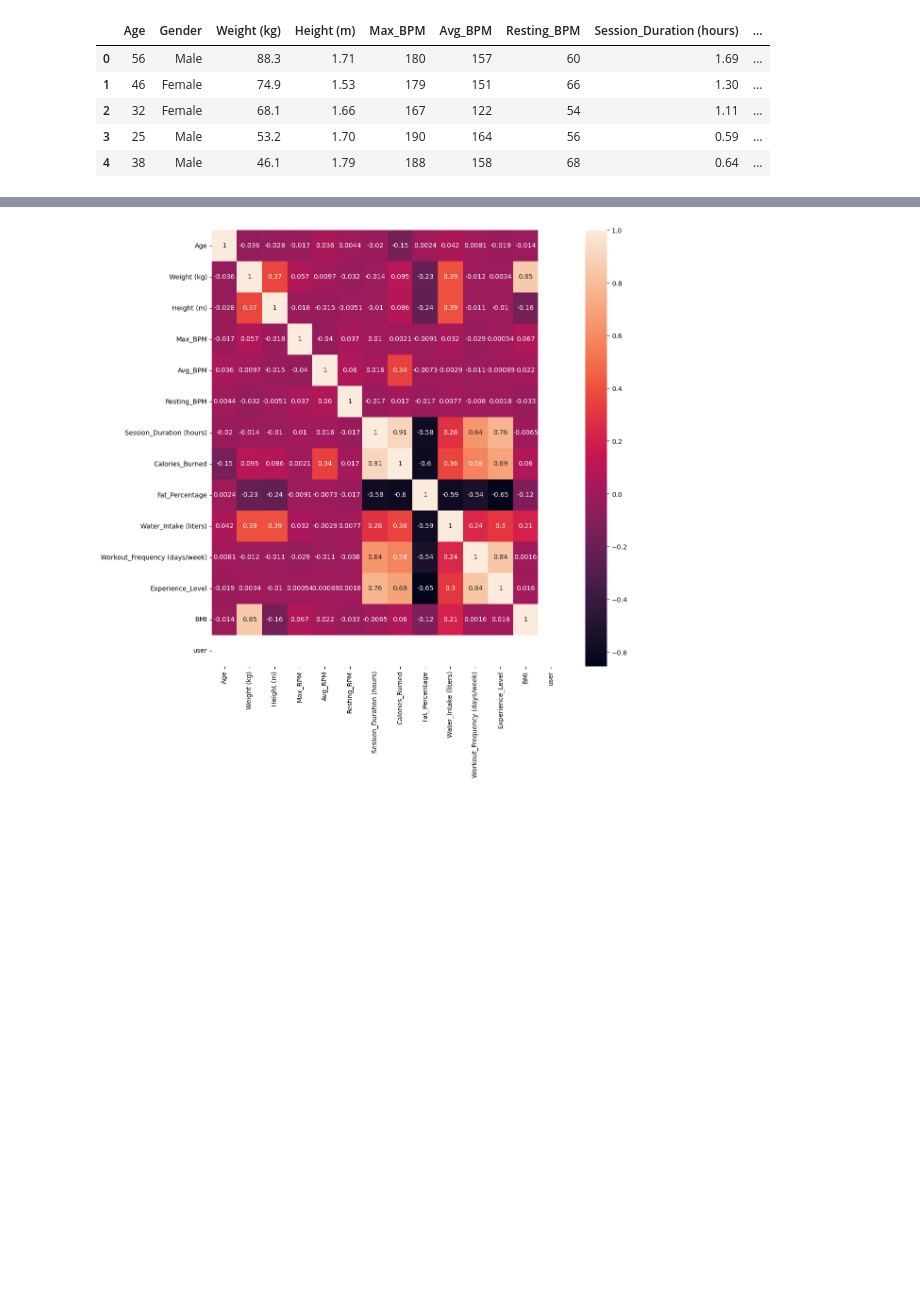
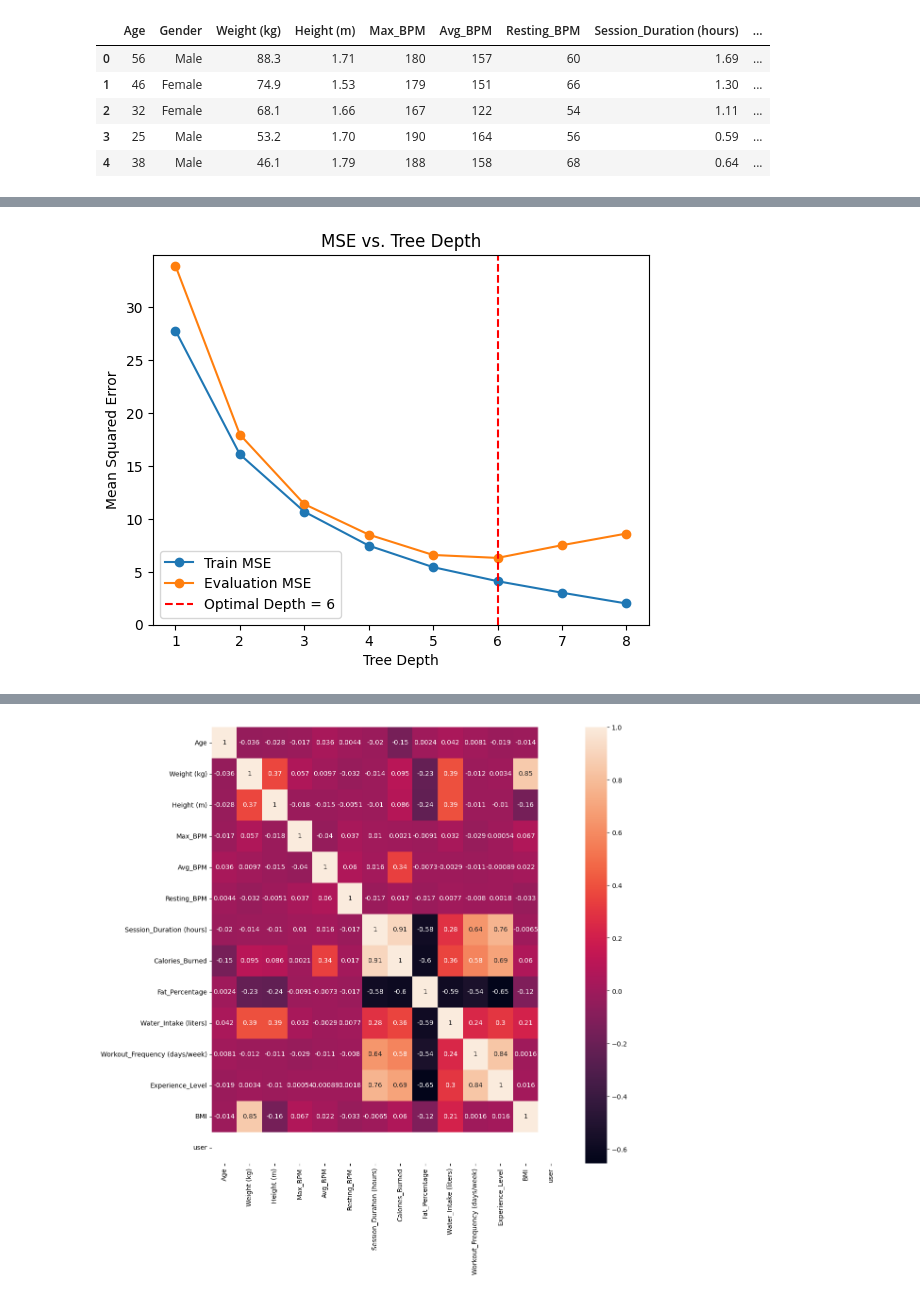
Before and after one commit to angelll19/MY-DAC-Curriculum, a Jupyter notebook: DAC-006_Machine_Learning/project.ipynb, the cells around one changed output, grey strips where cells are left out. Drawn from its saved outputs; the diff is of its cells as text; code cells hidden in the pictures; blank space fills up the shorter version.

```diff
--- a/DAC-006_Machine_Learning/project.ipynb
+++ b/DAC-006_Machine_Learning/project.ipynb
@@ -438,8 +438,8 @@ from sklearn import tree
 # Separate the Titanic data into features and target class.
 data = pd.get_dummies(data, drop_first=True)  # drops the first level of each categorical column
 
-y = data['Calories_Burned']
-x = data.drop('Calories_Burned', axis=1) #axis=1 specifies that you're dropping a column (not a row, which would be axis=0).
+y = data['BMI', 'Fat_Percentage']
+x = data.drop(['BMI', 'Fat_Percentage'], axis=1) #axis=1 specifies that you're dropping a column (not a row, which would be axis=0).
 
 # Split the data into training, validation and test data.
 x_train, x_test, y_train, y_test = train_test_split(x, y, test_size = 0.3)
@@ -491,0 +482,86 @@ Depth = 8, train_acc = 0.2599, eval_acc = 0.0000
+# %%
+# Import necessary libraries
+import pandas as pd
+import numpy as np
+import matplotlib.pyplot as plt
+from sklearn.model_selection import train_test_split
+from sklearn.tree import DecisionTreeRegressor
+from sklearn.metrics import mean_squared_error
+import seaborn as sns
+
+# Assuming the data is loaded and contains both BMI and Fat_Percentage columns
+# One-hot encode categorical features and drop the first level to avoid multicollinearity
+data = pd.get_dummies(data, drop_first=True)
+
+# Select 'BMI' and 'Fat_Percentage' as target variables, rest as features
+y = data[['BMI', 'Fat_Percentage']]  # Now selecting both columns correctly
+x = data.drop(['BMI', 'Fat_Percentage'], axis=1)  # Dropping target columns from the feature set
+
+# Split the data into training, validation, and test sets
+x_train, x_test, y_train, y_test = train_test_split(x, y, test_size=0.3, random_state=42)
+x_test, x_eval, y_test, y_eval = train_test_split(x_test, y_test, test_size=0.5, random_state=42)
+
+# Create decision tree models of various depths and measure the accuracy of validation data for each model
+train_mse = []  # Mean Squared Error for training
+eval_mse = []   # Mean Squared Error for evaluation
+max_depth = 8  # Maximum tree depth to test
+
+# Train the DecisionTreeRegressor with different depths
+for d in range(1, max_depth + 1):
+    model = DecisionTreeRegressor(max_depth=d, random_state=42)
+    model.fit(x_train, y_train)
+
+    # Measure the MSE of this model using the training data
+    y_pred_train = model.predict(x_train)
+    train_mse.append(mean_squared_error(y_train, y_pred_train))  # Using MSE as regression metric
+
+    # Measure the MSE of this model using the evaluation data
+    y_pred_eval = model.predict(x_eval)
+    eval_mse.append(mean_squared_error(y_eval, y_pred_eval))  # Using MSE as regression metric
+    print('Depth = {}, train_mse = {:.4f}, eval_mse = {:.4f}'.format(d, train_mse[-1], eval_mse[-1]))
+
+# Find the optimal depth with the lowest MSE on evaluation data
+opt_depth = np.argmin(eval_mse) + 1  # Get the optimal depth with min evaluation MSE
+
+# Visualize MSE changes as depth changes
+plt.plot(range(1, max_depth + 1), train_mse, marker='o', label='Train MSE')
+plt.plot(range(1, max_depth + 1), eval_mse, marker='o', label='Evaluation MSE')
+plt.legend()
+plt.title('MSE vs. Tree Depth')
+plt.xlabel('Tree Depth')
+plt.ylabel('Mean Squared Error')
+plt.xticks(np.arange(1, max_depth + 1))
+plt.axvline(x=opt_depth, ls='--', color='r', label=f'Optimal Depth = {opt_depth}')
+plt.ylim(0, max(eval_mse) + 1)
+plt.legend()
+plt.show()
+
+# Feature importance analysis (important for feature engineering)
+# Get the feature importance from the model with the optimal depth
+optimal_model = DecisionTreeRegressor(max_depth=opt_depth, random_state=42)
+optimal_model.fit(x_train, y_train)
+
+# Get the feature importances (average across both target columns, if needed)
+importances = optimal_model.feature_importances_
+
+# Create a DataFrame to display the features and their importance
+feature_importance_df = pd.DataFrame({
+    'Feature': x_train.columns,
+    'Importance': importances
+})
+
+# Sort the features by their importance
+feature_importance_df = feature_importance_df.sort_values(by='Importance', ascending=False)
+
+# Print the most important features
+print("Feature Importance (Top Features):")
+print(feature_importance_df)
+
+# Plot the feature importances
+plt.figure(figsize=(10, 6))
+sns.barplot(x='Importance', y='Feature', data=feature_importance_df)
+plt.title('Feature Importance')
+plt.xlabel('Importance')
+plt.ylabel('Feature')
+plt.show()
+# %% [output]
@@ -491,0 +576 @@ Depth = 8, train_acc = 0.2599, eval_acc = 0.0000
+[figure, added]
```
Also changed, not shown: parts of 9 cells of this notebook, 11 other files.
